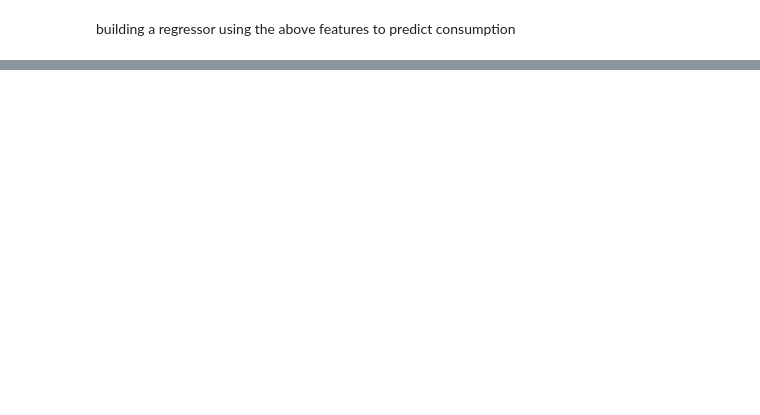
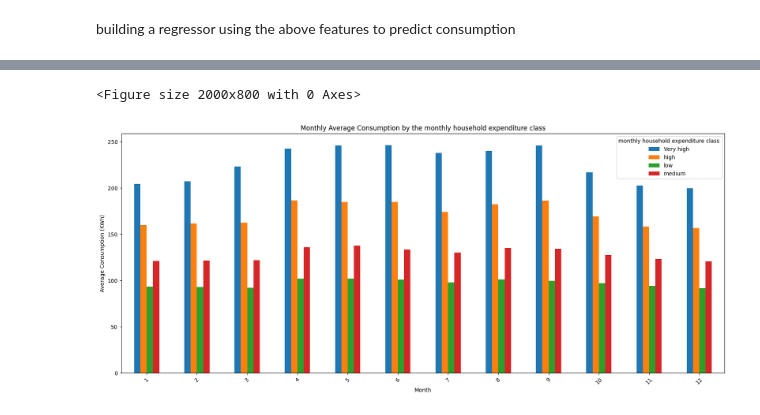
Before and after one commit to LIRNEasia/SL_electricity_consumption, a Jupyter notebook: notebooks/eda_with_nsm.ipynb, the cells around one changed output, grey strips where cells are left out. Drawn from its saved outputs; the diff is of its cells as text; code cells hidden in the pictures; blank space fills up the shorter version.

```diff
--- a/notebooks/eda_with_nsm.ipynb
+++ b/notebooks/eda_with_nsm.ipynb
@@ -181,0 +280,34 @@ Name: count, dtype: int64
+# %%
+def categorize_expenditure(exp):
+    if exp >= 180000:
+        return 'Very high'
+    elif 120000 <= exp < 180000:
+        return 'high'
+    elif 60000 <= exp < 120000:
+        return 'medium'
+    else:
+        return 'low'
+
+wave_1_houseinfo['expenditure'] = wave_1_houseinfo['total_monthly_expenditure_of_last_month'].apply(categorize_expenditure)
+
+nsm_changed = nsm.merge(
+    wave_1_houseinfo[['household_ID', 'expenditure']],
+    on='household_ID',
+    how='inner'
+)
+
+grouped = nsm_changed.groupby(['month_only', 'expenditure'])['consumption'].mean().unstack()
+
+plt.figure(figsize=(20, 8))
+grouped.plot(kind='bar', figsize=(20, 8))
+
+plt.xlabel('Month')
+plt.ylabel('Average Consumption (KWh)')
+plt.title('Monthly Average Consumption by the monthly household expenditure class')
+plt.legend(title='monthly household expenditure class')
+plt.xticks(rotation=45)
+
+plt.show()
+# %% [output]
+<Figure size 2000x800 with 0 Axes>
+[figure, added]
```
Also changed, not shown: parts of 12 cells of this notebook, 6 other files.
